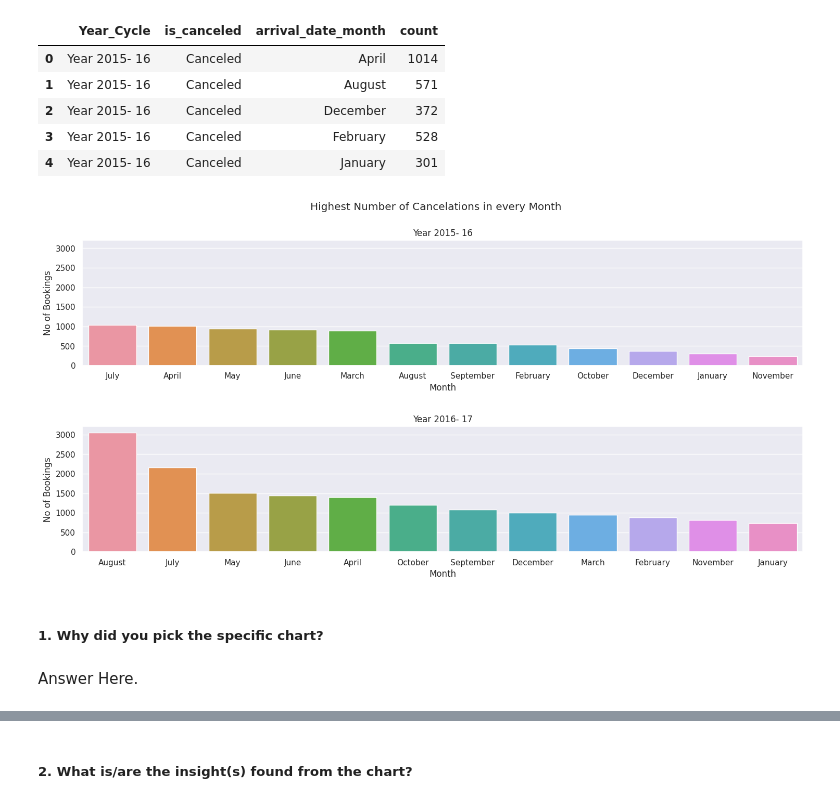
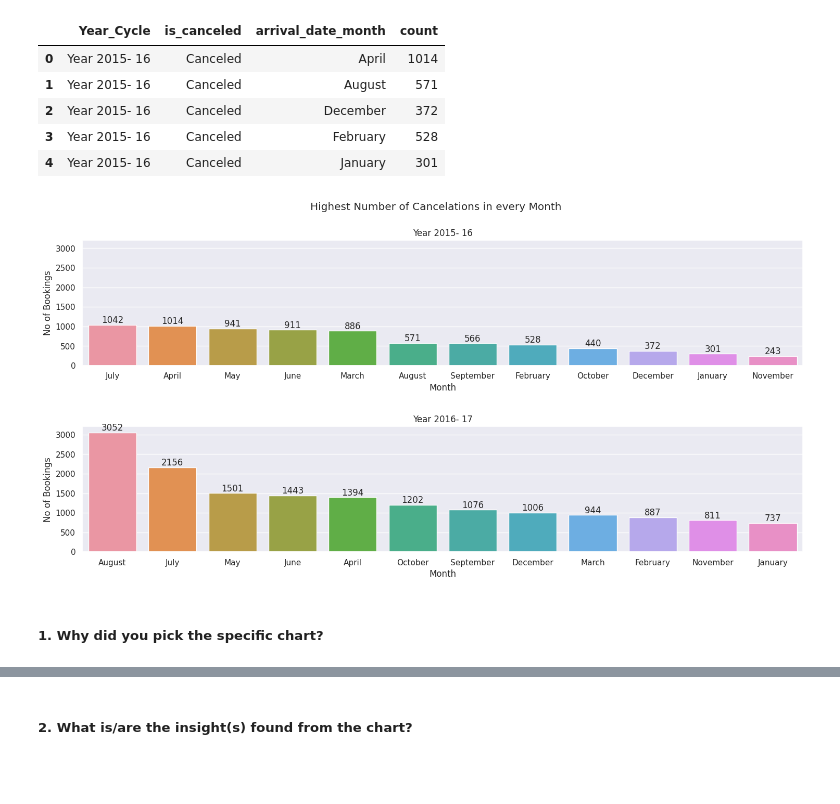
Before and after one commit to Bhushan0097/01.-CAPSTONE-PROJECT----Hotel-Bookings.csv, a Jupyter notebook: 01_Capstone_Project_EDA_HotelBooking.ipynb, the cells around one changed output, grey strips where cells are left out. Drawn from its saved outputs; the diff is of its cells as text; code cells hidden in the pictures; blank space fills up the shorter version.

```diff
--- a/01_Capstone_Project_EDA_HotelBooking.ipynb
+++ b/01_Capstone_Project_EDA_HotelBooking.ipynb
@@ -1652,28 +1731,30 @@ Year_Cycle_16_17 = Cancelation_data[Cancelation_data['Year_Cycle'] == 'Year 2016
 # %%
 # Chart - 5 visualization code
 
 sns.set(style = "darkgrid")
 
 fig, axes = plt.subplots(2, 1, figsize=(16,8), sharey=True) #displaying two subplots in a sinn plot
 fig.tight_layout(pad=5.0) #spacing between plots
 fig.suptitle('Highest Number of Cancelations in every Month')
 
 # Year 2015- 16
 bar_plot1 = sns.barplot(ax=axes[0], data=Year_Cycle_15_16, x="arrival_date_month", y="count" ,order= Year_Cycle_15_16.sort_values('count',ascending = False).arrival_date_month ) #order is used for sorting out values
 bar_plot1.set_xlabel("Month")
 bar_plot1.set_ylabel("No of Bookings")
 axes[0].set_title('Year 2015- 16')
 
 # Year 2016- 17
 bar_plot2 = sns.barplot(ax=axes[1], data=Year_Cycle_16_17, x="arrival_date_month", y="count" , order= Year_Cycle_16_17.sort_values('count',ascending = False).arrival_date_month) #order is used for sorting out values
 bar_plot2.set_xlabel("Month")
 bar_plot2.set_ylabel("No of Bookings")
 axes[1].set_title('Year 2016- 17')
 
+
+bar_plot1.bar_label(bar_plot1.containers[0])
+bar_plot2.bar_label(bar_plot2.containers[0])
+
 plt.show()
 # %% [output]
-[figure, old version]
+[figure, new version]
 # %% [markdown]
 ##### 1. Why did you pick the specific chart?
-# %% [markdown]
-Answer Here.
```
Also changed, not shown: parts of 19 cells of this notebook.
